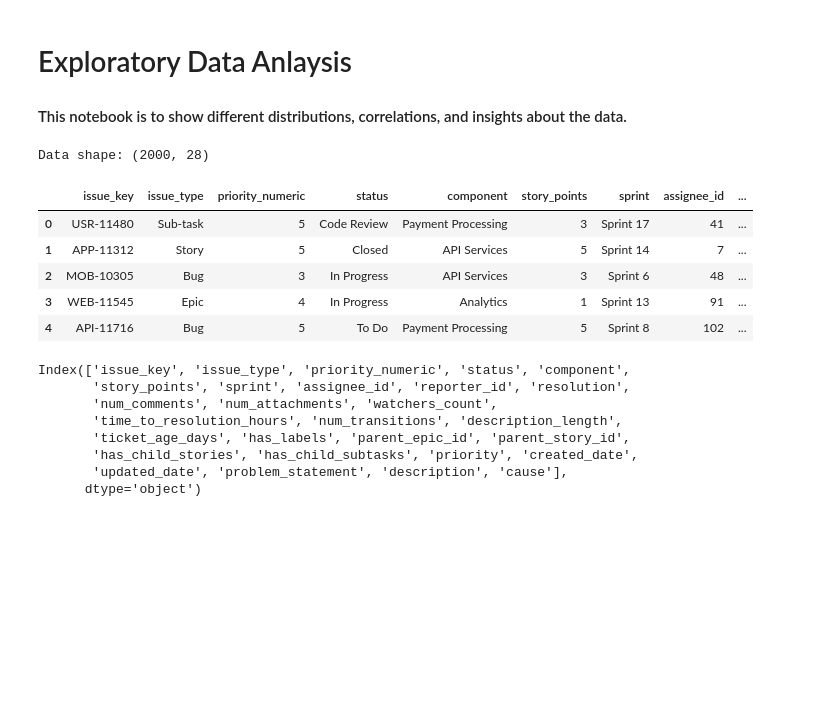
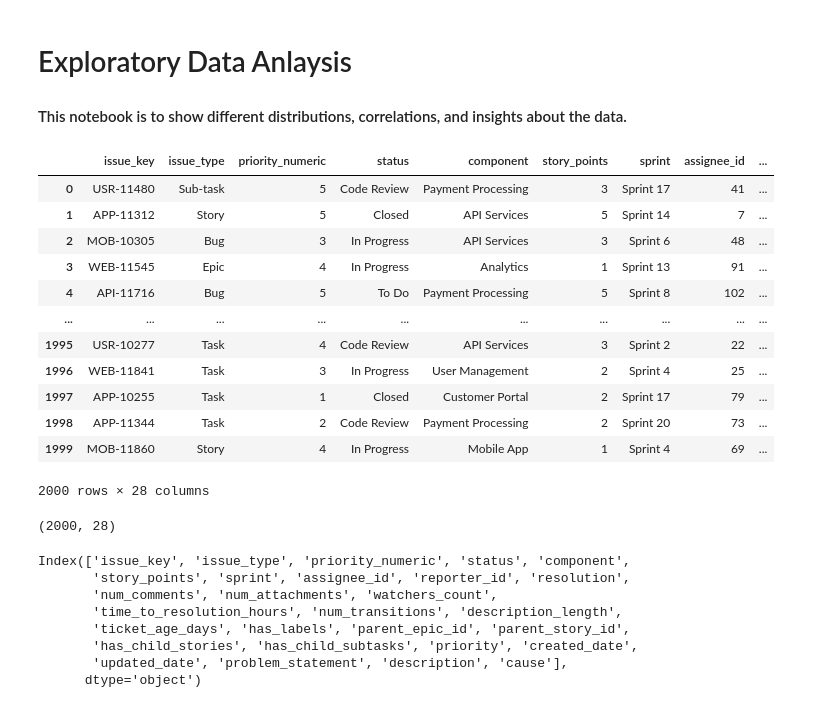
Before and after one commit to twliew/433-individual, a Jupyter notebook: EDA.ipynb, the cells around one changed output. Drawn from its saved outputs; the diff is of its cells as text; code cells hidden in the pictures; blank space fills up the shorter version.

```diff
--- a/EDA.ipynb
+++ b/EDA.ipynb
@@ -10,16 +11,26 @@ import missingno as msno
 # %%
+# load data and preview
 pd.set_option('display.max_columns', None)
 
 df = pd.read_csv("jira_m2_accelerated.csv")
-
-print("Data shape:", df.shape)
-display(df.head())
+df
 # %% [output]
+|  | issue_key | issue_type | priority_numeric | status | component | story_points | sprint | assignee_id | ... |
+| 0 | USR-11480 | Sub-task | 5 | Code Review | Payment Processing | 3 | Sprint 17 | 41 | ... |
+| 1 | APP-11312 | Story | 5 | Closed | API Services | 5 | Sprint 14 | 7 | ... |
+| 2 | MOB-10305 | Bug | 3 | In Progress | API Services | 3 | Sprint 6 | 48 | ... |
+| 3 | WEB-11545 | Epic | 4 | In Progress | Analytics | 1 | Sprint 13 | 91 | ... |
+| 4 | API-11716 | Bug | 5 | To Do | Payment Processing | 5 | Sprint 8 | 102 | ... |
+| ... | ... | ... | ... | ... | ... | ... | ... | ... | ... |
+| 1995 | USR-10277 | Task | 4 | Code Review | API Services | 3 | Sprint 2 | 22 | ... |
+| 1996 | WEB-11841 | Task | 3 | In Progress | User Management | 2 | Sprint 4 | 25 | ... |
+| 1997 | APP-10255 | Task | 1 | Closed | Customer Portal | 2 | Sprint 17 | 79 | ... |
+| 1998 | APP-11344 | Task | 2 | Code Review | Payment Processing | 2 | Sprint 20 | 73 | ... |
+| 1999 | MOB-11860 | Story | 4 | In Progress | Mobile App | 1 | Sprint 4 | 69 | ... |
-Data shape: (2000, 28)
+2000 rows × 28 columns
-|  | issue_key | issue_type | priority_numeric | status | component | story_points | sprint | assignee_id | ... |
-| 0 | USR-11480 | Sub-task | 5 | Code Review | Payment Processing | 3 | Sprint 17 | 41 | ... |
-| 1 | APP-11312 | Story | 5 | Closed | API Services | 5 | Sprint 14 | 7 | ... |
-| 2 | MOB-10305 | Bug | 3 | In Progress | API Services | 3 | Sprint 6 | 48 | ... |
-| 3 | WEB-11545 | Epic | 4 | In Progress | Analytics | 1 | Sprint 13 | 91 | ... |
-| 4 | API-11716 | Bug | 5 | To Do | Payment Processing | 5 | Sprint 8 | 102 | ... |
+# %%
+# data's shape
+df.shape
+# %% [output]
+(2000, 28)
 # %%
```
Also changed, not shown: parts of 27 cells of this notebook, 4 other files.
